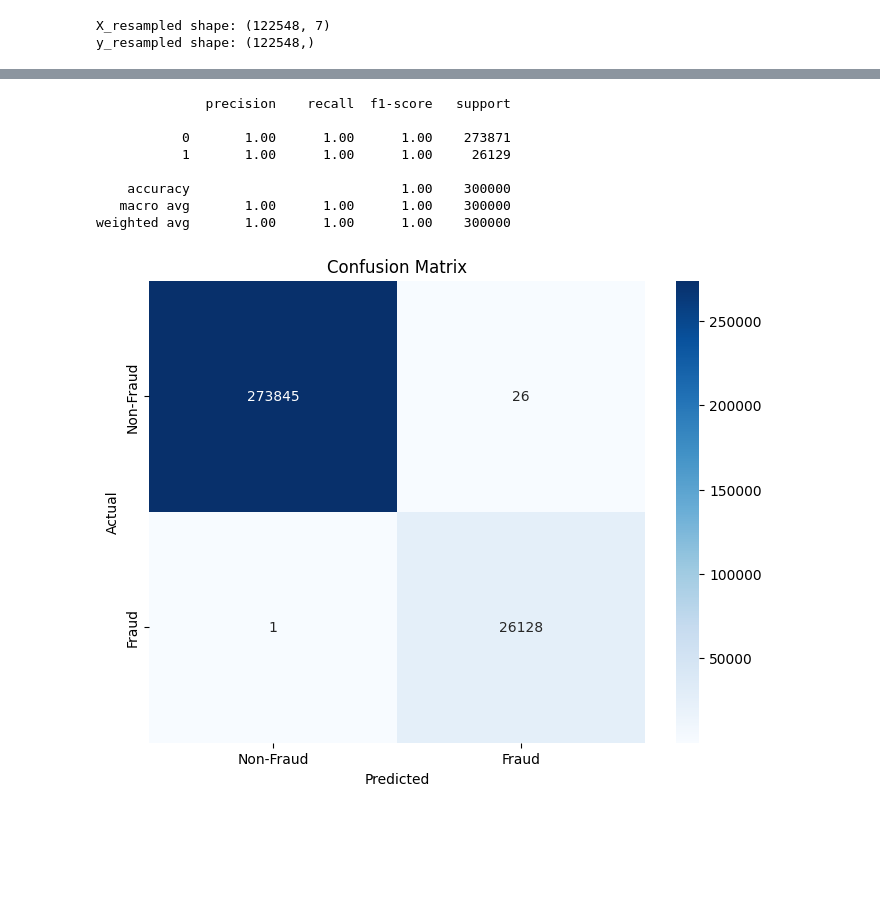
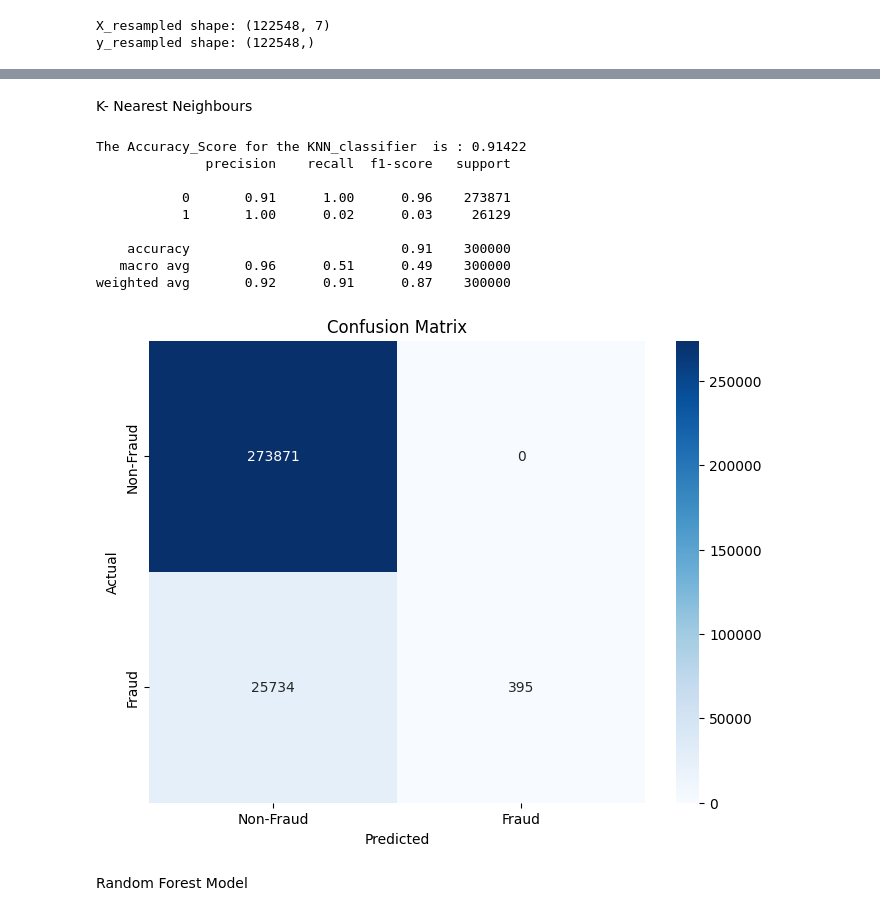
Before and after one commit to Madhumathi3001/Credit-Card-Fraud-Deduction-, a Jupyter notebook: credit_card.ipynb, the cells around one changed output, grey strips where cells are left out. Saved outputs shown, nothing was run; the diff lists cells and outputs as text; code cells hidden in the pictures; blank space fills up the shorter version.

```diff
--- a/credit_card.ipynb
+++ b/credit_card.ipynb
@@ -10,7 +13,7 @@ import seaborn as sns
 # %%
 # Instering the Data set
 
-df  = pd.read_csv('C:\\Users\\madhu\\OneDrive\\Desktop\\Credit Card\\card_transdata.csv')
+df  = pd.read_csv('card_transdata.csv')
 # %%
 # Display the First 5 rows in the Dataset
 df.head()
@@ -285,0 +690,11 @@ y_pred = rf_model.predict(X_test)
+# %%
+# Using this resampled data to train and test the Model and apply standard scaler for Numerical (Contineous Features) as they are skewed.
+
+
+#  Identify numerical columns to scale
+numerical_cols = ['distance_from_home', 'distance_from_last_transaction', 'ratio_to_median_purchase_price']
+
+#  Apply StandardScaler
+scaler = StandardScaler()
+X_oversampled[numerical_cols] = scaler.fit_transform(X_oversampled[numerical_cols])
+X_test[numerical_cols] = scaler.transform(X_test[numerical_cols])
@@ -285,0 +737,21 @@ y_pred = rf_model.predict(X_test)
+# %%
+# Creating Decision Tree Model.
+DecisionTree = DecisionTreeClassifier (random_state=42)
+# Fitting the Model on the Resampled Data.
+DecisionTree.fit(X_oversampled, y_oversampled)
+# Making Predictions on the Test Data.
+y_pred = DecisionTree.predict(X_test)
+
+
+# Checking the Classification Report and Confusion Matrix.
+
+
+print("The Accuracy_Score for the Decision Tree  is :", accuracy_score(y_test,y_pred))
+print(classification_report(y_test, y_pred))
+cm = confusion_matrix(y_test, y_pred)
+plt.figure(figsize=(8, 6))
+sns.heatmap(cm, annot=True, fmt='d', cmap='Blues', xticklabels=['Non-Fraud', 'Fraud'], yticklabels=['Non-Fraud', 'Fraud'])
+plt.title('Confusion Matrix')
+plt.xlabel('Predicted')
+plt.ylabel('Actual')
+plt.show()
@@ -286,21 +769,36 @@ y_pred = rf_model.predict(X_test)
+# %% [markdown]
+K- Nearest Neighbours
 # %%
+# Creating KNN  Model.
+KNN_classifier = KNeighborsClassifier ( )
+# Fitting the Model on the Resampled Data.
+KNN_classifier.fit(X_oversampled, y_oversampled)
+# Making Predictions on the Test Data.
+y_pred = KNN_classifier.predict(X_test)
+
+
 # Checking the Classification Report and Confusion Matrix.
 
+
+print("The Accuracy_Score for the KNN_classifier  is :", accuracy_score(y_test,y_pred))
 print(classification_report(y_test, y_pred))
 cm = confusion_matrix(y_test, y_pred)
 plt.figure(figsize=(8, 6))
 sns.heatmap(cm, annot=True, fmt='d', cmap='Blues', xticklabels=['Non-Fraud', 'Fraud'], yticklabels=['Non-Fraud', 'Fraud'])
 plt.title('Confusion Matrix')
 plt.xlabel('Predicted')
 plt.ylabel('Actual')
 plt.show()
 # %% [output]
+The Accuracy_Score for the KNN_classifier  is : 0.91422
               precision    recall  f1-score   support
 
-           0       1.00      1.00      1.00    273871
-           1       1.00      1.00      1.00     26129
+           0       0.91      1.00      0.96    273871
+           1       1.00      0.02      0.03     26129
 
-    accuracy                           1.00    300000
-   macro avg       1.00      1.00      1.00    300000
-weighted avg       1.00      1.00      1.00    300000
+    accuracy                           0.91    300000
+   macro avg       0.96      0.51      0.49    300000
+weighted avg       0.92      0.91      0.87    300000
-[figure, old version]
+[figure, new version]
+# %% [markdown]
+Random Forest Model
```
Also changed, not shown: parts of 35 cells of this notebook.
